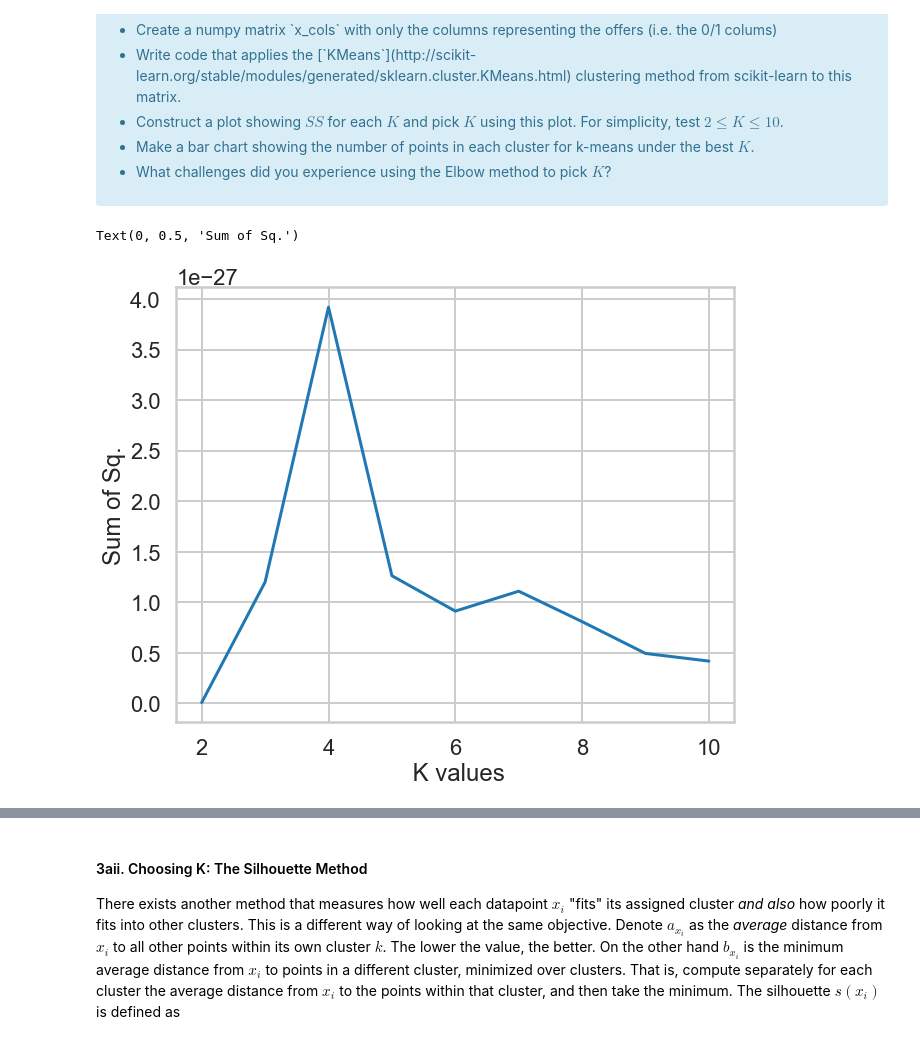
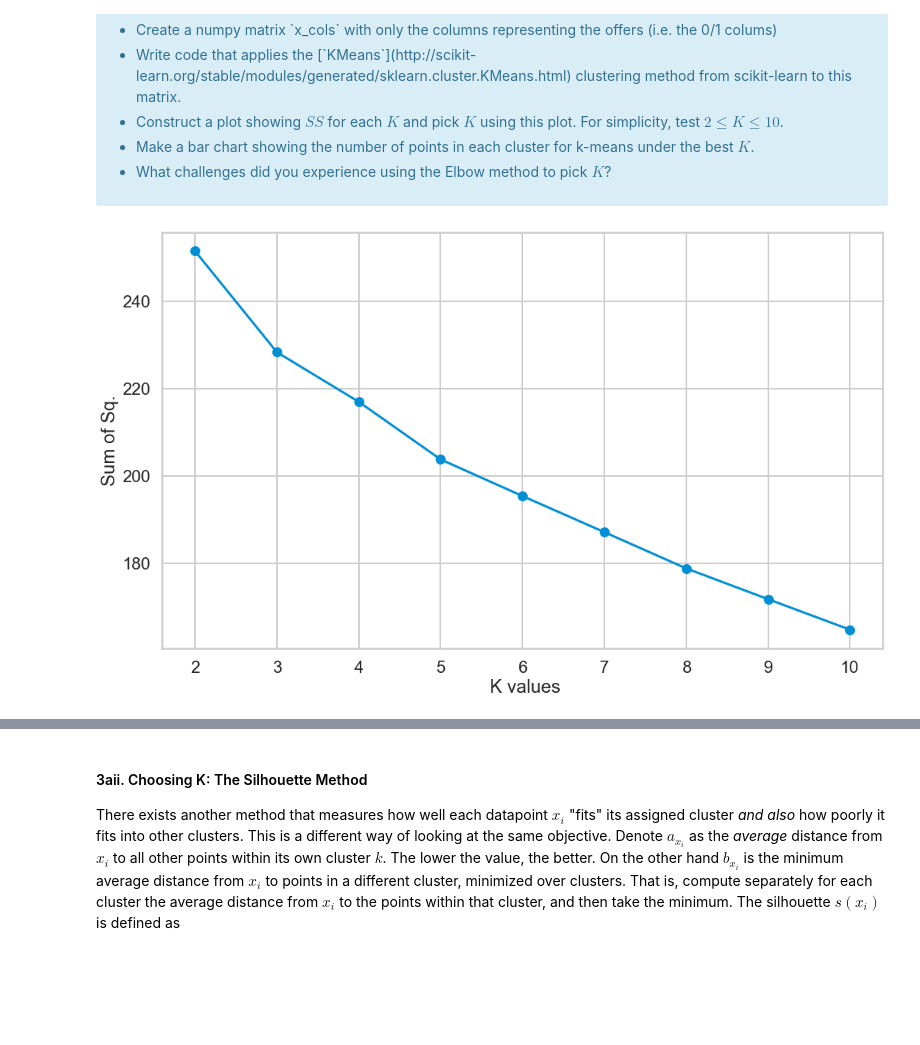
Before and after one commit to charsh12/DS-Career-Track, a Jupyter notebook: Unit 15/Case Study/Clustering_Case_Study/Clustering Case Study - Customer Segmentation with K-Means - Tier 3.ipynb, the cells around one changed output, grey strips where cells are left out. Cells and saved outputs as stored; diff of their text form; code cells hidden in the pictures; blank space fills up the shorter version.

```diff
--- a/Unit 15/Case Study/Clustering_Case_Study/Clustering Case Study - Customer Segmentation with K-Means - Tier 3.ipynb
+++ b/Unit 15/Case Study/Clustering_Case_Study/Clustering Case Study - Customer Segmentation with K-Means - Tier 3.ipynb
@@ -169,23 +155,25 @@ where $x_i$ is a point, $C_k$ represents cluster $k$ and $\mu_k$ is the centroid
 # %%
 # your turn
 from sklearn.cluster import KMeans
 import numpy as np
 ss = []
-x_cols = np.array(df)
+ss_inertia = []
+x_cols = df.to_numpy()
 assignment = {}
 krange = range(2,11)
 for k in krange:
     kmeans = KMeans(n_clusters=k, random_state=42)
     pred_clusters = kmeans.fit_predict(x_cols)
     pred_centroids = kmeans.cluster_centers_
-    ss.append(np.sum(x_cols - pred_centroids[pred_clusters])**2)
+    ss.append (kmeans.inertia_)
     assignment[str(k)]=pred_clusters
 
-fig = plt.figure(figsize=(10,8))
-plt.plot(krange, ss)
+fig, ax1= plt.subplots(1,1)
+fig.set_size_inches(15,10)
+ax1 = plt.plot(krange, ss, marker='o')
 plt.xlabel(" K values")
 plt.ylabel("Sum of Sq.")
+plt.show()
 # %% [output]
-Text(0, 0.5, 'Sum of Sq.')
-[figure, old version]
+[figure, new version]
 # %%
```
Also changed, not shown: parts of 15 cells of this notebook.
